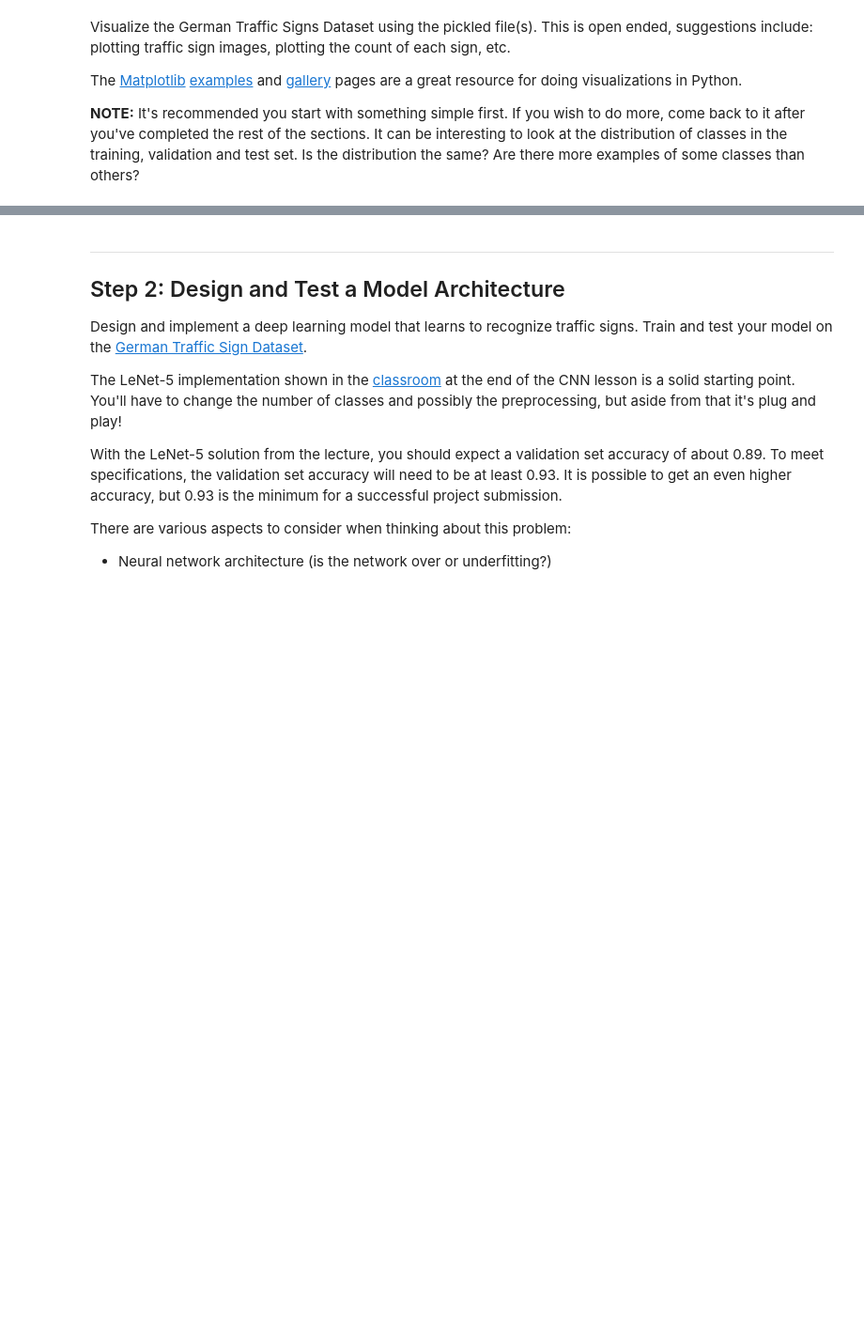
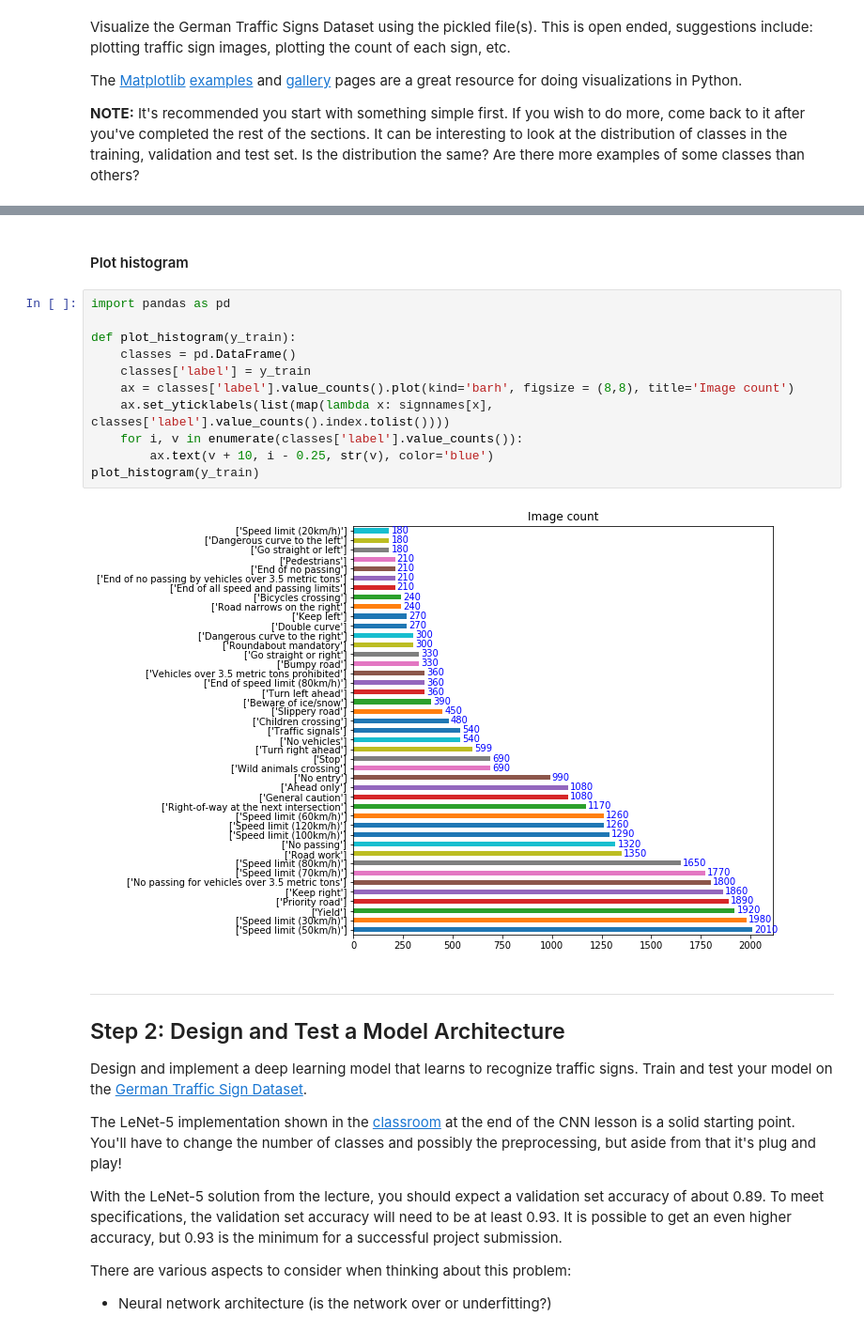
Before and after one commit to haowu80s/CarND-Traffic-Sign-Classifier-Project, a Jupyter notebook: Traffic_Sign_Classifier.ipynb, the cells around one changed output, grey strips where cells are left out. Shown: that part at 94% size. Saved outputs shown, nothing was run; the diff lists cells and outputs as text; blank space fills up the shorter version.

```diff
--- a/Traffic_Sign_Classifier.ipynb
+++ b/Traffic_Sign_Classifier.ipynb
@@ -110,3 +159,18 @@ print((y_train[index], signnames[y_train[index]]))
+# %% [markdown]
+#### Plot histogram
+# %%
+import pandas as pd
+
+def plot_histogram(y_train):
+    classes = pd.DataFrame()
+    classes['label'] = y_train
+    ax = classes['label'].value_counts().plot(kind='barh', figsize = (8,8), title='Image count')
+    ax.set_yticklabels(list(map(lambda x: signnames[x], classes['label'].value_counts().index.tolist())))
+    for i, v in enumerate(classes['label'].value_counts()):
+        ax.text(v + 10, i - 0.25, str(v), color='blue')
+plot_histogram(y_train)
+# %% [output]
+[figure, added]
 # %% [markdown]
 ----
 
```
Also changed, not shown: parts of 21 cells of this notebook, 44 other files.
